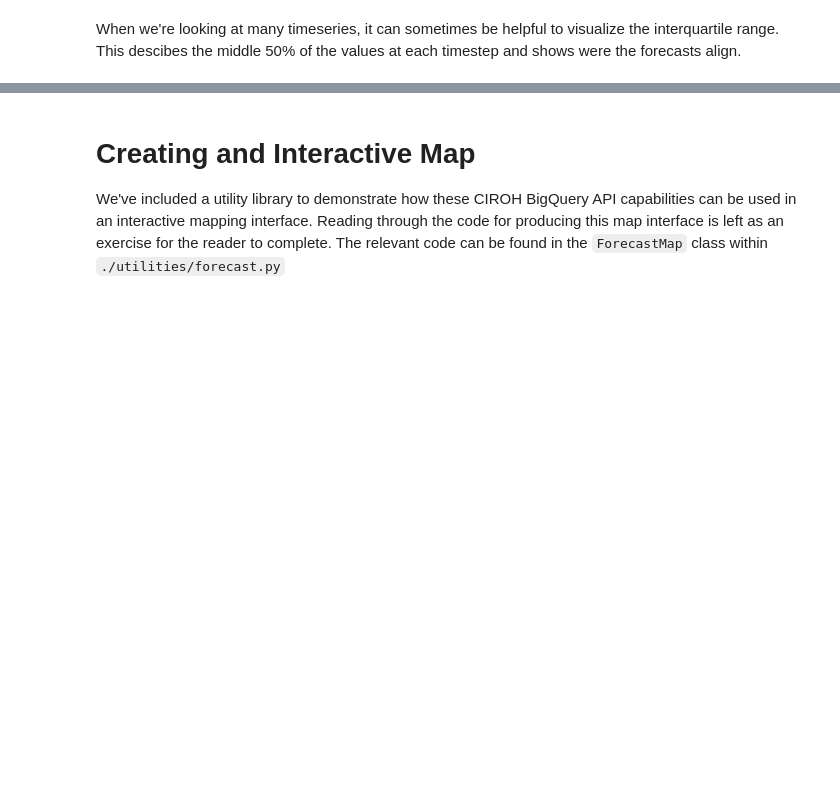
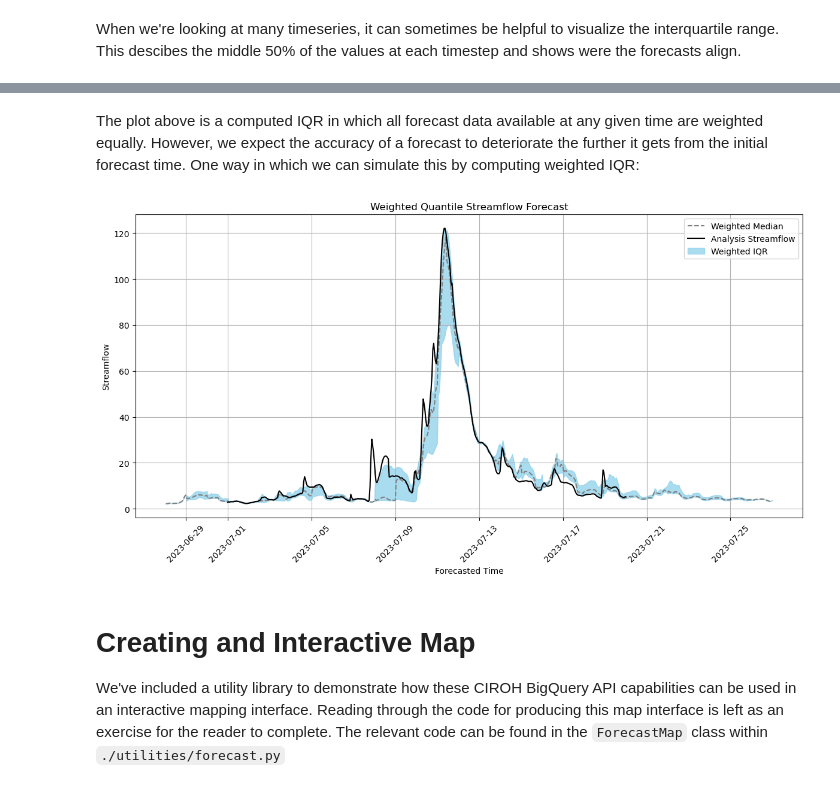
Before and after one commit to abnerbog/notebooks, a Jupyter notebook: Data Access Examples/BigQuery/access-nwm-forecasts-using-bigquery.ipynb, the cells around one changed output, grey strips where cells are left out. Saved outputs shown, nothing was run; the diff lists cells and outputs as text; code cells hidden in the pictures; blank space fills up the shorter version.

```diff
--- a/Data Access Examples/BigQuery/access-nwm-forecasts-using-bigquery.ipynb
+++ b/Data Access Examples/BigQuery/access-nwm-forecasts-using-bigquery.ipynb
@@ -296,3 +436,62 @@ ax.legend();
+# %% [markdown]
+The plot above is a computed IQR in which all forecast data available at any given time are weighted equally. However, we expect the accuracy of a forecast to deteriorate the further it gets from the initial forecast time. One way in which we can simulate this by computing weighted IQR:
+# %%
+
+df = dat.copy()
+
+# Ensure datetime types
+df['reference_time'] = pandas.to_datetime(df['reference_time'])
+df['time'] = pandas.to_datetime(df['time'])
+
+# Compute lead time in hours
+df['lead_time_hr'] = (df['time'] - df['reference_time']).dt.total_seconds() / 3600.0
+
+# Set decay constant for weighting (in hours)
+tau = 24 * 2
+df['weight'] = np.exp(-df['lead_time_hr'] / tau)
+
+# Function to compute weighted quantiles
+def weighted_quantile(values, quantiles, sample_weight=None):
+    values = np.array(values)
+    quantiles = np.array(quantiles)
+    if sample_weight is None:
+        sample_weight = np.ones(len(values))
+    sorter = np.argsort(values)
+    values = values[sorter]
+    weights = sample_weight[sorter]
+    cum_weights = np.cumsum(weights) - 0.5 * weights
+    cum_weights /= np.sum(weights)
+    return np.interp(quantiles, cum_weights, values)
+
+# group by forecasted time and compute weighted quantiles
+iqr_data = []
+
+for t, group in df.groupby('time'):
+    q25, q50, q75 = weighted_quantile(
+        group['streamflow'].values,
+        [0.25, 0.5, 0.75],
+        sample_weight=group['weight'].values
+    )
+    iqr_data.append({'time': t, 'p25': q25, 'p50': q50, 'p75': q75})
+
+iqr_df = pandas.DataFrame(iqr_data).sort_values('time')
+
+# Plot the result
+fig, ax = plt.subplots(figsize=(12, 6))
+ax.plot(iqr_df['time'], iqr_df['p50'], color='grey', linestyle='--', label='Weighted Median')
+ax.plot(df_analysis.index, df_analysis['streamflow'], label='Analysis Streamflow', color='black')
+ax.fill_between(iqr_df['time'], iqr_df['p25'], iqr_df['p75'], color='skyblue', alpha=0.7, label='Weighted IQR')
+
+ax.set_title('Weighted Quantile Streamflow Forecast')
+ax.set_xlabel('Forecasted Time')
+ax.set_ylabel('Streamflow')
+ax.legend()
+plt.tight_layout()
+plt.xticks(rotation=45)
+plt.grid()
+plt.show()
+# %% [output]
+[figure, added]
 # %% [markdown]
 # Creating and Interactive Map
 
```
Also changed, not shown: parts of 35 cells of this notebook, 3 other files.
